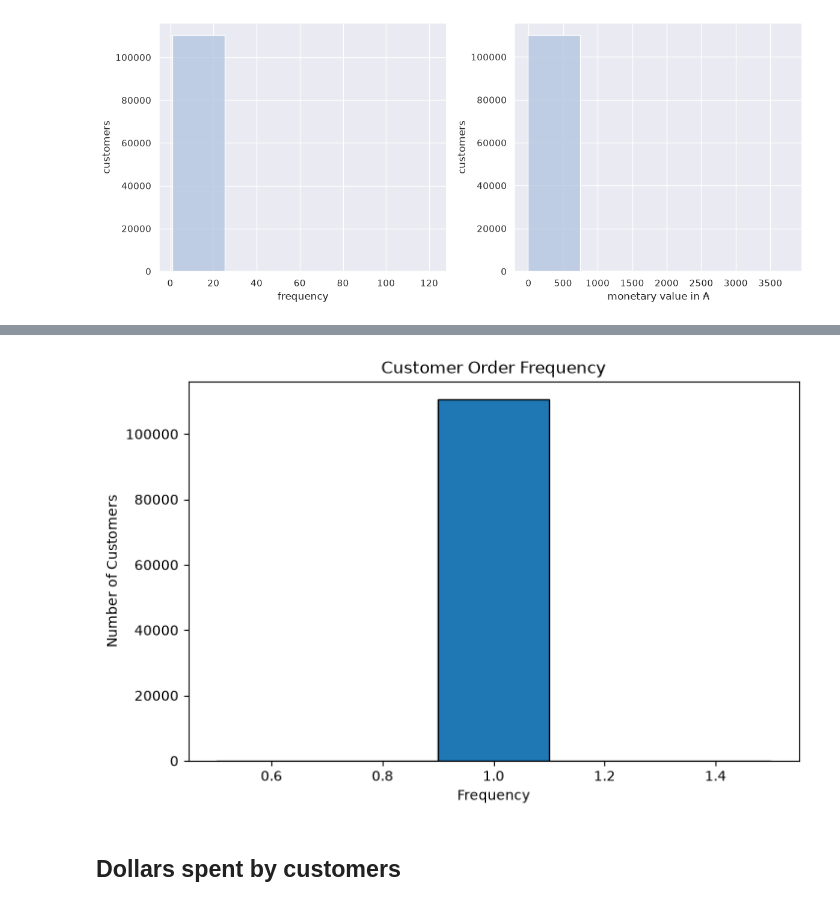
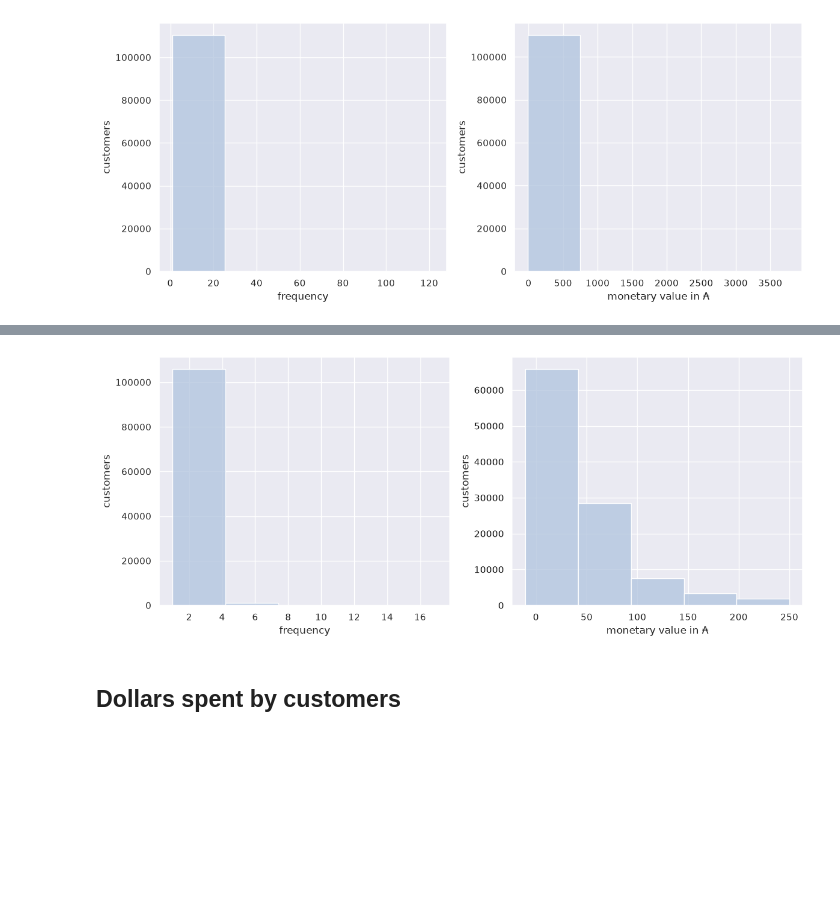
Before and after one commit to Numbersdontlie/Data-Science-Piscine, a Jupyter notebook: day3/ex03/ex03.ipynb, the cells around one changed output, grey strips where cells are left out. Drawn from its saved outputs; the diff is of its cells as text; code cells hidden in the pictures; blank space fills up the shorter version.

Commit message:
fixed the bar chart adding the bins and making it more wider. With the elbow graph need to fix the scikit-learn installation

```diff
--- a/day3/ex03/ex03.ipynb
+++ b/day3/ex03/ex03.ipynb
@@ -172,18 +85,38 @@ shape: (1, 3)
-# %%
-# plot
-plt.figure(figsize=(8, 5))
-
-plt.hist(
-    df_metrics["frequency"],
-    bins=5,
-    edgecolor="black",
-)
-
-plt.title("Customer Order Frequency")
-plt.xlabel("Frequency")
-plt.ylabel("Number of Customers")
-plt.show()
-# %% [output]
-[figure, removed]
+# %%
+# 1. Filter out extreme outliers for cleaner visualization
+plot_df = df_purchase_agg.filter(
+    (pl.col("frequency") <= 40) &
+    (pl.col("monetary_value") <= 250)
+)
+
+# 2. Plot using histplot
+fig, axes = plt.subplots(1, 2, figsize=(12, 5))
+
+sns.histplot(
+    data=plot_df,
+    x="frequency",
+    bins=5,
+    color="lightsteelblue",
+    edgecolor="white",
+    ax=axes[0]
+)
+axes[0].set_xlabel("frequency")
+axes[0].set_ylabel("customers")
+
+sns.histplot(
+    data=plot_df,
+    x="monetary_value",
+    bins=5,
+    color="lightsteelblue",
+    edgecolor="white",
+    ax=axes[1]
+)
+axes[1].set_xlabel("monetary value in ₳")
+axes[1].set_ylabel("customers")
+
+plt.tight_layout()
+plt.show()
+# %% [output]
+[figure, added]
 # %% [markdown]
 ## Dollars spent by customers
```
Also changed, not shown: parts of 6 cells of this notebook, 1 other file.
